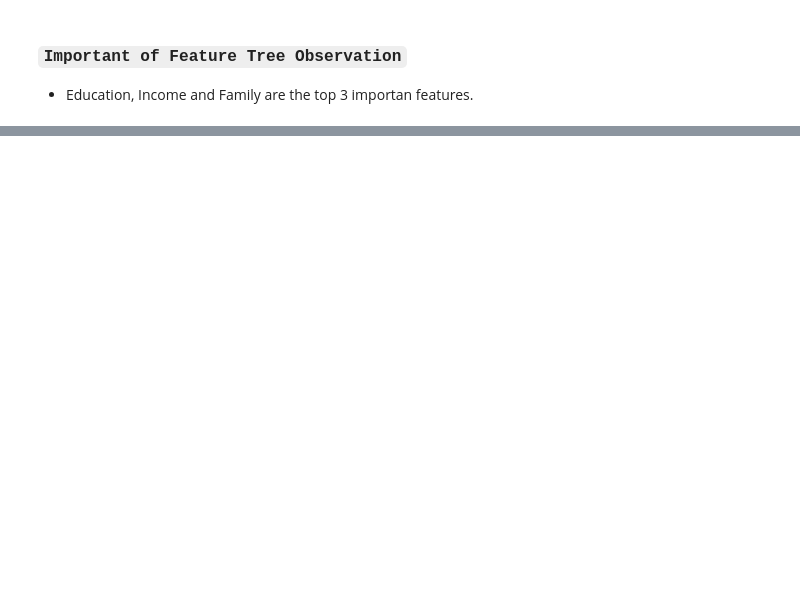
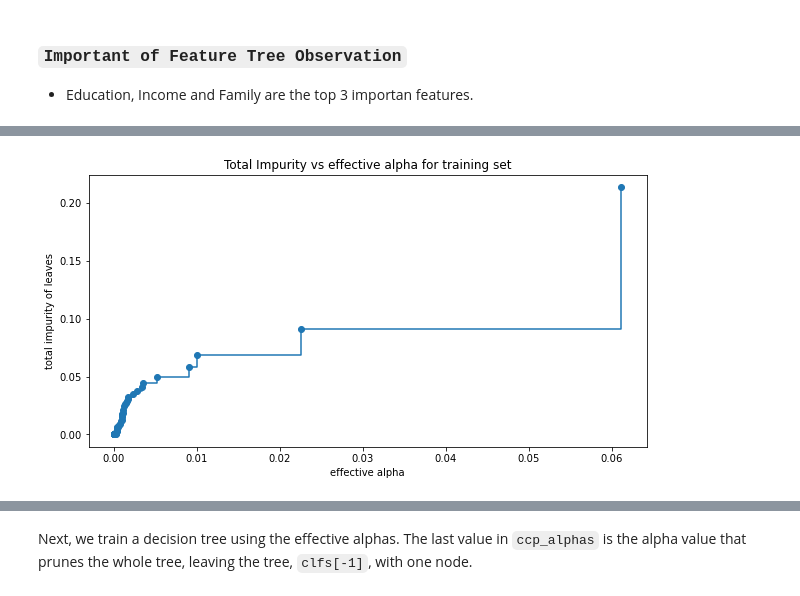
Before and after one commit to miricoder/projects, a Jupyter notebook: Supervised_Learning_Classification/Personal_Loan_Campaign.ipynb, the cells around one changed output, grey strips where cells are left out. Cells and saved outputs as stored; diff of their text form; code cells hidden in the pictures; blank space fills up the shorter version.

```diff
--- a/Supervised_Learning_Classification/Personal_Loan_Campaign.ipynb
+++ b/Supervised_Learning_Classification/Personal_Loan_Campaign.ipynb
@@ -1068,0 +1161,9 @@ increases the total impurity of its leaves.
+# %%
+fig, ax = plt.subplots(figsize=(10, 5))
+ax.plot(ccp_alphas[:-1], impurities[:-1], marker="o", drawstyle="steps-post")
+ax.set_xlabel("effective alpha")
+ax.set_ylabel("total impurity of leaves")
+ax.set_title("Total Impurity vs effective alpha for training set")
+plt.show()
+# %% [output]
+[figure, added]
@@ -1068,0 +1171,4 @@ increases the total impurity of its leaves.
+# %% [markdown]
+Next, we train a decision tree using the effective alphas. The last value
+in ``ccp_alphas`` is the alpha value that prunes the whole tree,
+leaving the tree, ``clfs[-1]``, with one node.
```
Also changed, not shown: parts of 45 cells of this notebook.
